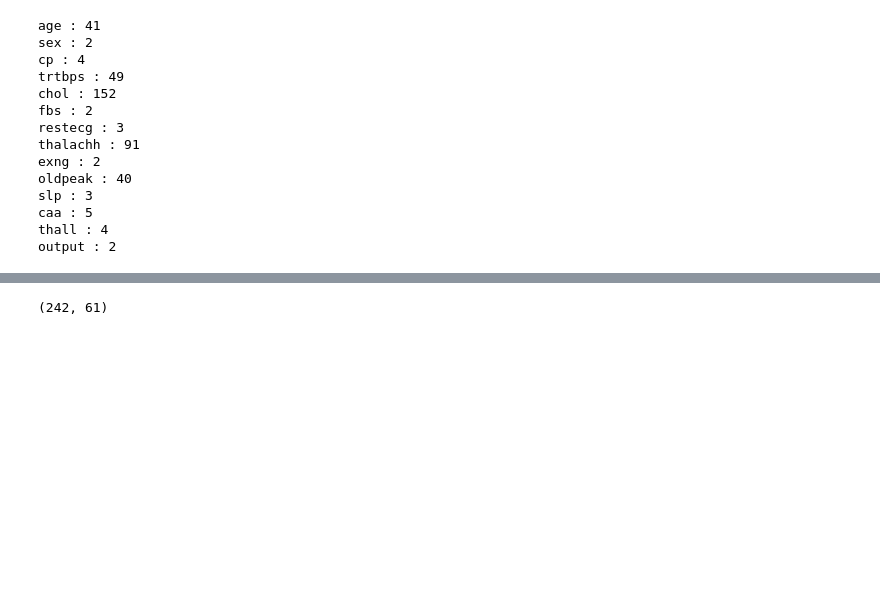
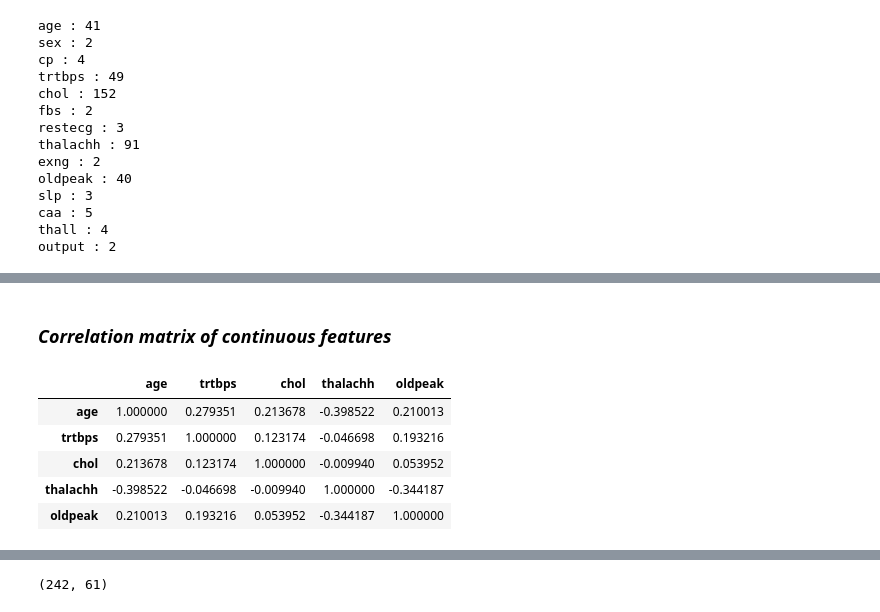
Before and after one commit to xtbtds/Heart_Attack_Prediction_Service, a Jupyter notebook: notebook.ipynb, the cells around one changed output, grey strips where cells are left out. Drawn from its saved outputs; the diff is of its cells as text; code cells hidden in the pictures; blank space fills up the shorter version.

```diff
--- a/notebook.ipynb
+++ b/notebook.ipynb
@@ -67,0 +82,12 @@ target_col = ["output"]
+# %% [markdown]
+### *Correlation matrix of continuous features*
+# %%
+df_corr = df[num_cols].corr().transpose()
+df_corr
+# %% [output]
+|  | age | trtbps | chol | thalachh | oldpeak |
+| age | 1.000000 | 0.279351 | 0.213678 | -0.398522 | 0.210013 |
+| trtbps | 0.279351 | 1.000000 | 0.123174 | -0.046698 | 0.193216 |
+| chol | 0.213678 | 0.123174 | 1.000000 | -0.009940 | 0.053952 |
+| thalachh | -0.398522 | -0.046698 | -0.009940 | 1.000000 | -0.344187 |
+| oldpeak | 0.210013 | 0.193216 | 0.053952 | -0.344187 | 1.000000 |
```
Also changed, not shown: parts of 19 cells of this notebook.
